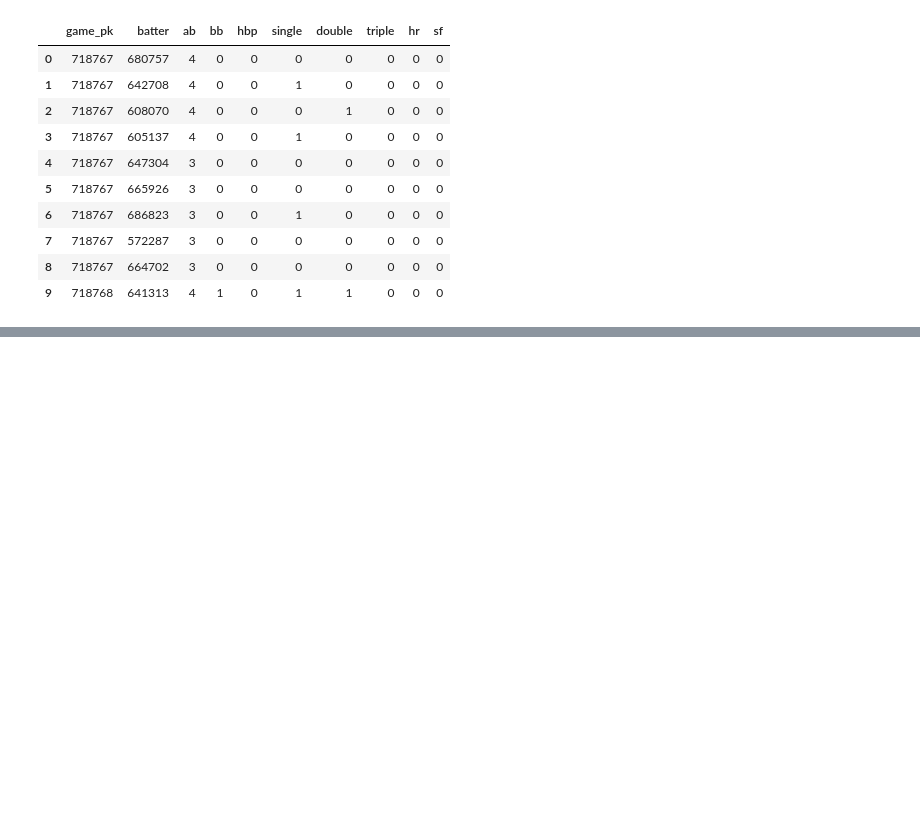
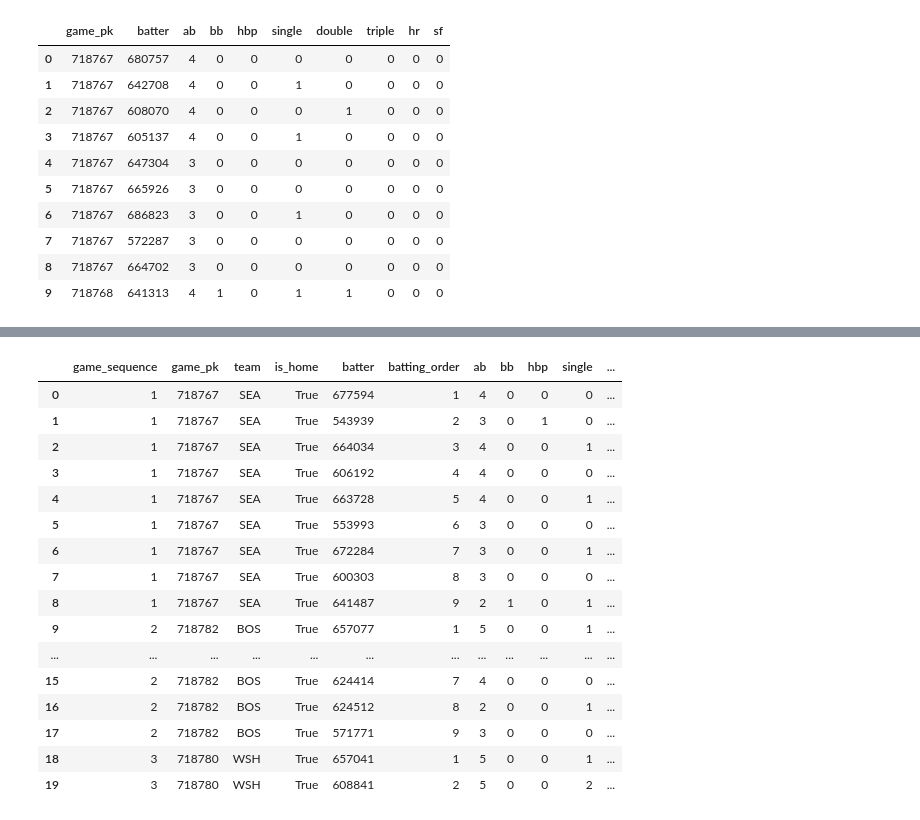
Before and after one commit to Stevey8/MLB-WL-prediction, a Jupyter notebook: cleaning_2023_data.ipynb, the cells around one changed output, grey strips where cells are left out. Saved outputs shown, nothing was run; the diff lists cells and outputs as text; code cells hidden in the pictures; blank space fills up the shorter version.

```diff
--- a/cleaning_2023_data.ipynb
+++ b/cleaning_2023_data.ipynb
@@ -141,0 +191,21 @@ for i in grouped:
+# %%
+cleaning_batting_home_with_team = pd.merge(game_home,cleaning_batting_home,on='game_pk')
+cleaning_batting_home_with_team.head(20)
+# %% [output]
+|  | game_sequence | game_pk | team | is_home | batter | batting_order | ab | bb | hbp | single | ... |
+| 0 | 1 | 718767 | SEA | True | 677594 | 1 | 4 | 0 | 0 | 0 | ... |
+| 1 | 1 | 718767 | SEA | True | 543939 | 2 | 3 | 0 | 1 | 0 | ... |
+| 2 | 1 | 718767 | SEA | True | 664034 | 3 | 4 | 0 | 0 | 1 | ... |
+| 3 | 1 | 718767 | SEA | True | 606192 | 4 | 4 | 0 | 0 | 0 | ... |
+| 4 | 1 | 718767 | SEA | True | 663728 | 5 | 4 | 0 | 0 | 1 | ... |
+| 5 | 1 | 718767 | SEA | True | 553993 | 6 | 3 | 0 | 0 | 0 | ... |
+| 6 | 1 | 718767 | SEA | True | 672284 | 7 | 3 | 0 | 0 | 1 | ... |
+| 7 | 1 | 718767 | SEA | True | 600303 | 8 | 3 | 0 | 0 | 0 | ... |
+| 8 | 1 | 718767 | SEA | True | 641487 | 9 | 2 | 1 | 0 | 1 | ... |
+| 9 | 2 | 718782 | BOS | True | 657077 | 1 | 5 | 0 | 0 | 1 | ... |
+| ... | ... | ... | ... | ... | ... | ... | ... | ... | ... | ... | ... |
+| 15 | 2 | 718782 | BOS | True | 624414 | 7 | 4 | 0 | 0 | 0 | ... |
+| 16 | 2 | 718782 | BOS | True | 624512 | 8 | 2 | 0 | 0 | 1 | ... |
+| 17 | 2 | 718782 | BOS | True | 571771 | 9 | 3 | 0 | 0 | 0 | ... |
+| 18 | 3 | 718780 | WSH | True | 657041 | 1 | 5 | 0 | 0 | 1 | ... |
+| 19 | 3 | 718780 | WSH | True | 608841 | 2 | 5 | 0 | 0 | 2 | ... |
```
Also changed, not shown: parts of 11 cells of this notebook, 1 other file.
